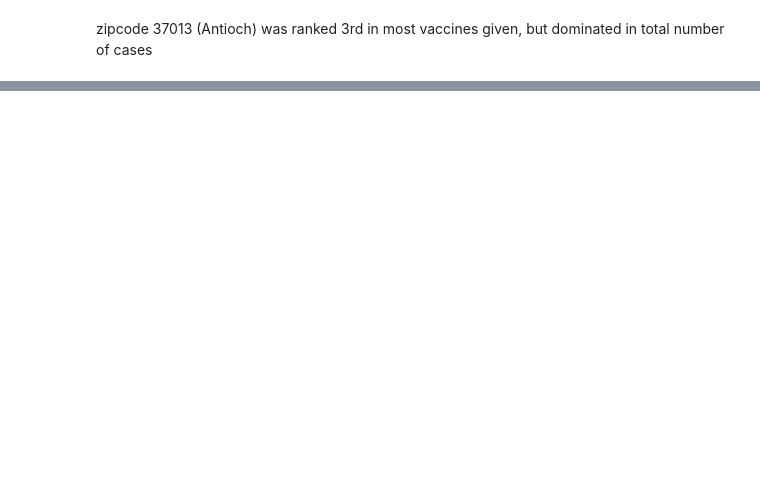
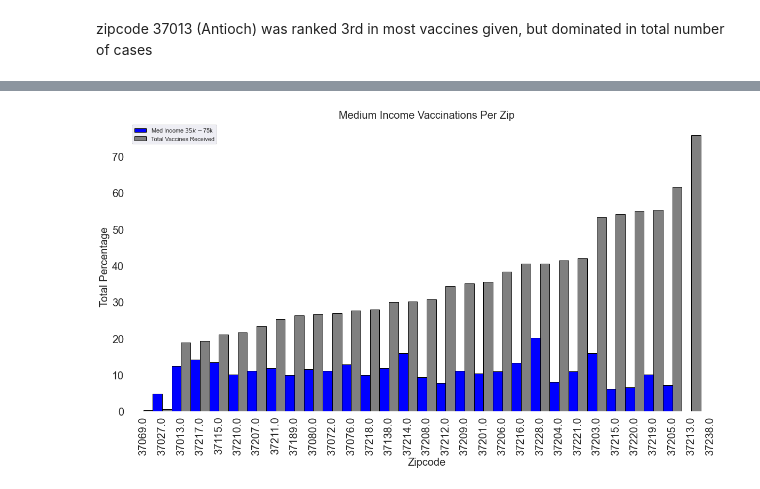
Before and after one commit to ryanhilber93/nash-covid-cases-vaccines-hot_chickens, a Jupyter notebook: data/covid_notebook.ipynb, the cells around one changed output, grey strips where cells are left out. Saved outputs shown, nothing was run; the diff lists cells and outputs as text; code cells hidden in the pictures; blank space fills up the shorter version.

```diff
--- a/data/covid_notebook.ipynb
+++ b/data/covid_notebook.ipynb
@@ -256,0 +388,16 @@ NameError: name 'vaccine_protocol' is not defined
+# %%
+## Percentage of Med income plotted with percentage of people vaccinated per zipcode
+income_pop.plot(x = 'zipcode', y = ['med_income%', 'vax%'],
+kind='bar', stacked=False, color=['blue', 'gray'], edgecolor='black',width =1, figsize =(20,10), fontsize=20)
+plt.title('Medium Income Vaccinations Per Zip',fontsize=20)
+plt.xlabel('Zipcode', fontsize=20)
+plt.ylabel('Total Percentage', fontsize=20)
+ax = plt.axes()
+ax.set_facecolor("white")
+ax.legend(['Med Income $35k-$75k', 'Total Vaccines Received'])
+income_pop.sort_values(['vax%'],ascending=True)
+plt.savefig('med_income.png')
+#example code below of stacking columns
+#df.plot(x="X", y=["A", "B", "C"], kind="bar")
+# %% [output]
+[figure, added]
```
Also changed, not shown: parts of 22 cells of this notebook, 6 other files.
